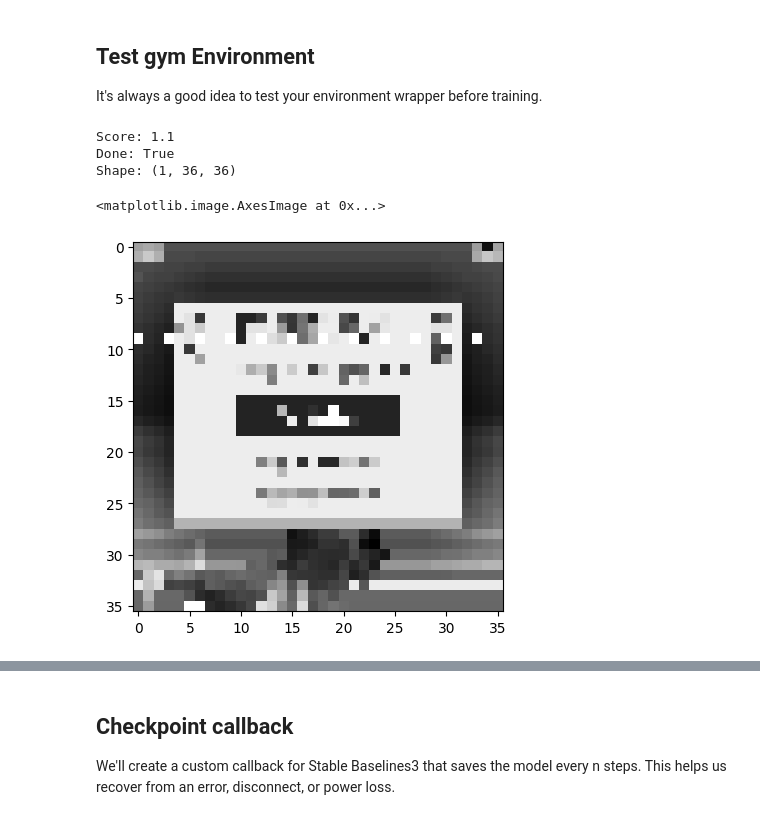
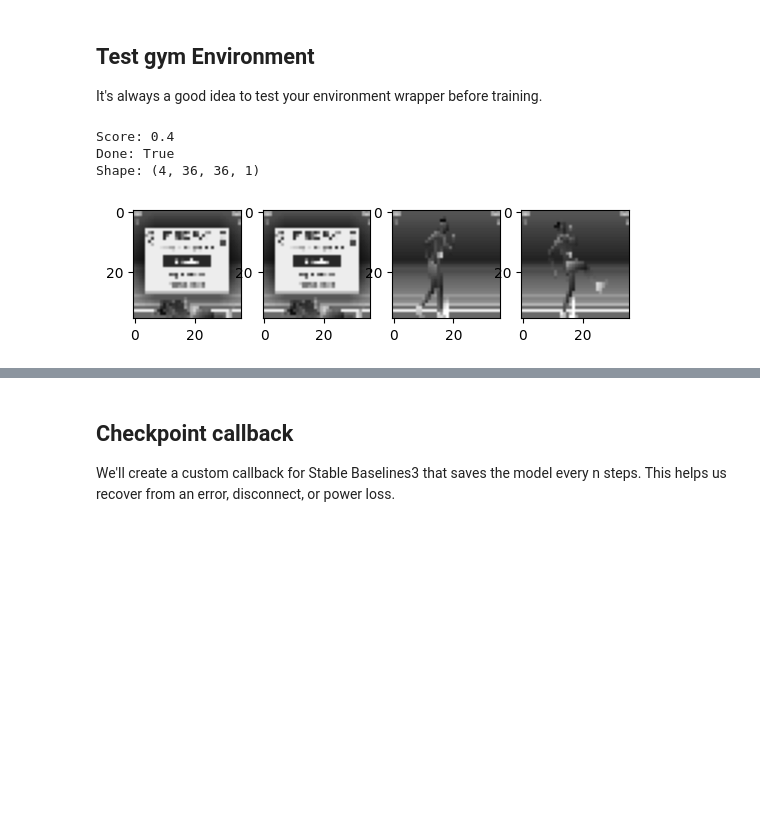
Before and after one commit to ShawnHymel/qwop-ai, a Jupyter notebook: qwop-ai.ipynb, the cells around one changed output, grey strips where cells are left out. Cells and saved outputs as stored; diff of their text form; code cells hidden in the pictures; blank space fills up the shorter version.

Commit message:
Added frame stacking. PPO doesn't like it, though.

```diff
--- a/qwop-ai.ipynb
+++ b/qwop-ai.ipynb
@@ -81,6 +81,7 @@ GAME_CROP = {
 # Image resize (minimum of 36x36 for default CnnPolicies)
 GAME_RESIZE_WIDTH = 36
 GAME_RESIZE_HEIGHT = 36
+GAME_FRAME_STACK_SIZE = 4
 
 # How big to make display image (0 for no display)
 DISP_SCALE_FACTOR = 8.0
@@ -98,7 +99,7 @@ SCORE_CROP = {
     'width':380,
     'height':42
 }
-SCORE_RESIZE_WIDTH = 250
+SCORE_RESIZE_WIDTH = 300
 SCORE_RESIZE_HEIGHT = 40
 
 # Game over screen
@@ -166,19 +167,19 @@ game_img = np.array(game_img)[:, :, :3]
 game_img = cv2.cvtColor(game_img, cv2.COLOR_BGR2GRAY)
 game_img = cv2.resize(game_img, (GAME_RESIZE_WIDTH, GAME_RESIZE_HEIGHT))
 
-# Add channel dimension first (in case you want RGB later)
-game_img = np.reshape(game_img, (1, GAME_RESIZE_HEIGHT, GAME_RESIZE_WIDTH))
+# Add channel dimension last (to mimic Gymnasium's examples)
+game_img = np.reshape(game_img, (GAME_RESIZE_HEIGHT, GAME_RESIZE_WIDTH, 1))
 
 # Show crop/resized
 print(f"Shape: {game_img.shape}")
-print(f"Example row: {game_img[0, 0, :]}")
-plt.imshow(game_img[0], cmap='gray', vmin=0, vmax=255)
+print(f"Example row: {game_img[0, :, 0]}")
+plt.imshow(game_img, cmap='gray', vmin=0, vmax=255)
 
 # Try showing image in new window
 if DISP_SCALE_FACTOR > 0:
     disp_width = int(GAME_RESIZE_WIDTH * DISP_SCALE_FACTOR)
     disp_height = int(GAME_RESIZE_HEIGHT * DISP_SCALE_FACTOR)
-    disp_img = cv2.resize(game_img[0], (disp_width, disp_height), interpolation=cv2.INTER_AREA)
+    disp_img = cv2.resize(game_img, (disp_width, disp_height), interpolation=cv2.INTER_AREA)
     cv2.namedWindow('Game Image')
     cv2.imshow('Game Image', disp_img)
     cv2.waitKey(2000)
@@ -195,7 +233,7 @@ Example row: [162 171 162  86  86  86  86  86  86  86  86  86  86  86  86  86  8
 # print(game_img[0, HEAD_ROW_MIN:HEAD_ROW_MAX, :])
 
 # Find dark pixels between two rows where the head likely is
-locs = np.where(game_img[0, HEAD_ROW_MIN:HEAD_ROW_MAX, :] < HEAD_PIXEL_THRESHOLD)
+locs = np.where(frame_stack[-1, HEAD_ROW_MIN:HEAD_ROW_MAX, :] < HEAD_PIXEL_THRESHOLD)
 rows = np.sort(locs[0]) + HEAD_ROW_MIN
 print(f"Pixels below color threshold: "
           f"{locs}")
@@ -777,22 +818,27 @@ env = WebGame(timeout=5.0,
 # %%
 ### Test environment wrapper methods
 
 # Get current score
 print(f"Score: {env.get_score()}")
 
 # See if game is done
 print(f"Done: {env.get_done()}")
 
-# Get the current observation
-obs = env.get_observation()
-print(f"Shape: {obs.shape}")
-plt.imshow(obs[0], cmap='gray')
+# Capture a few frames
+for _ in range(GAME_FRAME_STACK_SIZE):
+    frame_stack = env.get_observation()
+    time.sleep(1.0)
+
+# Show frames
+print(f"Shape: {frame_stack.shape}")
+fig, axs = plt.subplots(1, GAME_FRAME_STACK_SIZE)
+for i in range(GAME_FRAME_STACK_SIZE):
+    axs[i].imshow(frame_stack[i], cmap='gray', vmin=0, vmax=255)
 # %% [output]
-Score: 1.1
+Score: 0.4
 Done: True
-Shape: (1, 36, 36)
+Shape: (4, 36, 36, 1)
-<matplotlib.image.AxesImage at 0x...>
-[figure, old version]
+[figure, new version]
 # %%
 ### Test game loop
 
```
Also changed, not shown: parts of 17 cells of this notebook.
